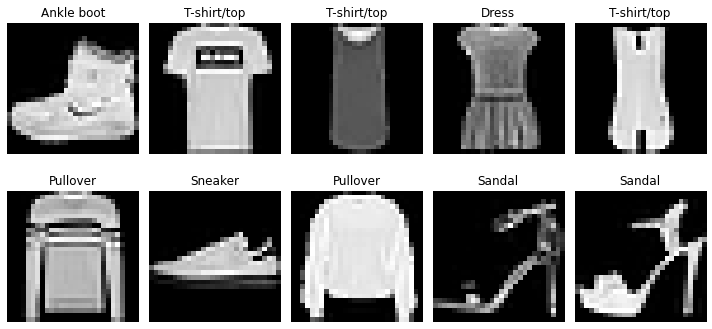
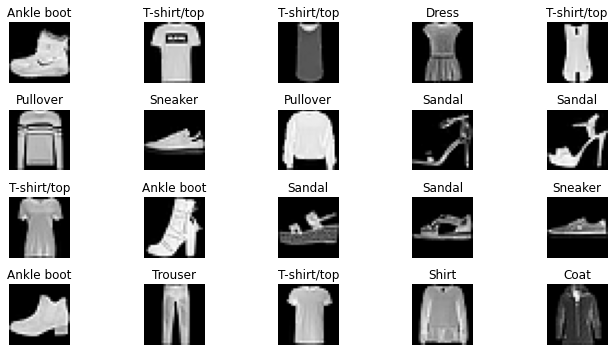
Unified diff of the notebook cell whose output changed from the first chart to the second:
--- before
+++ after
@@ -8,6 +8,6 @@
 plt.figure(figsize=(10,5))
 
-for i in range(10):
-    plt.subplot(2,5,i+1)
+for i in range(20):
+    plt.subplot(4,5,i+1)
     plt.imshow(X_train[i], cmap='gray')
     plt.title(class_names[y_train[i]])

Commit: sdv